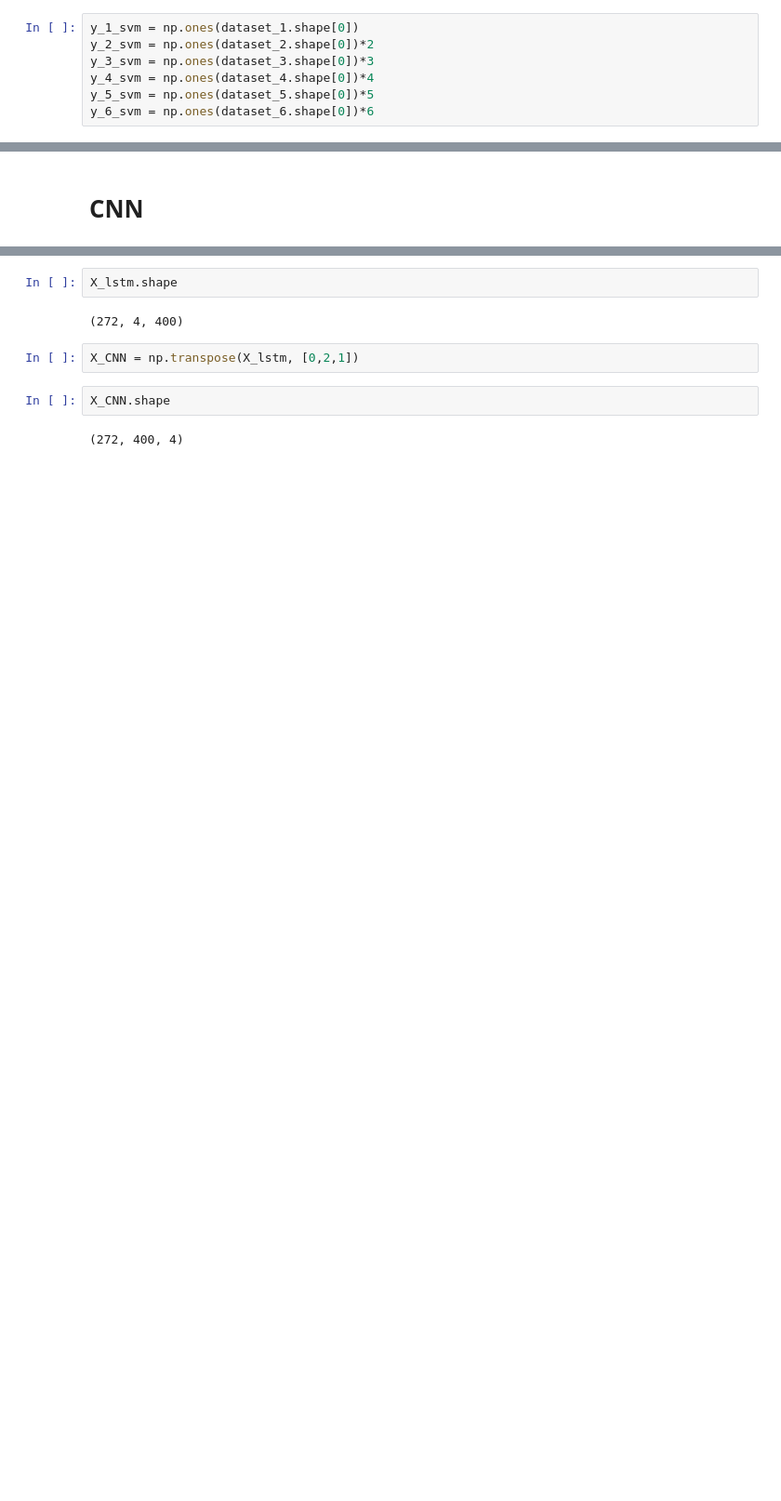
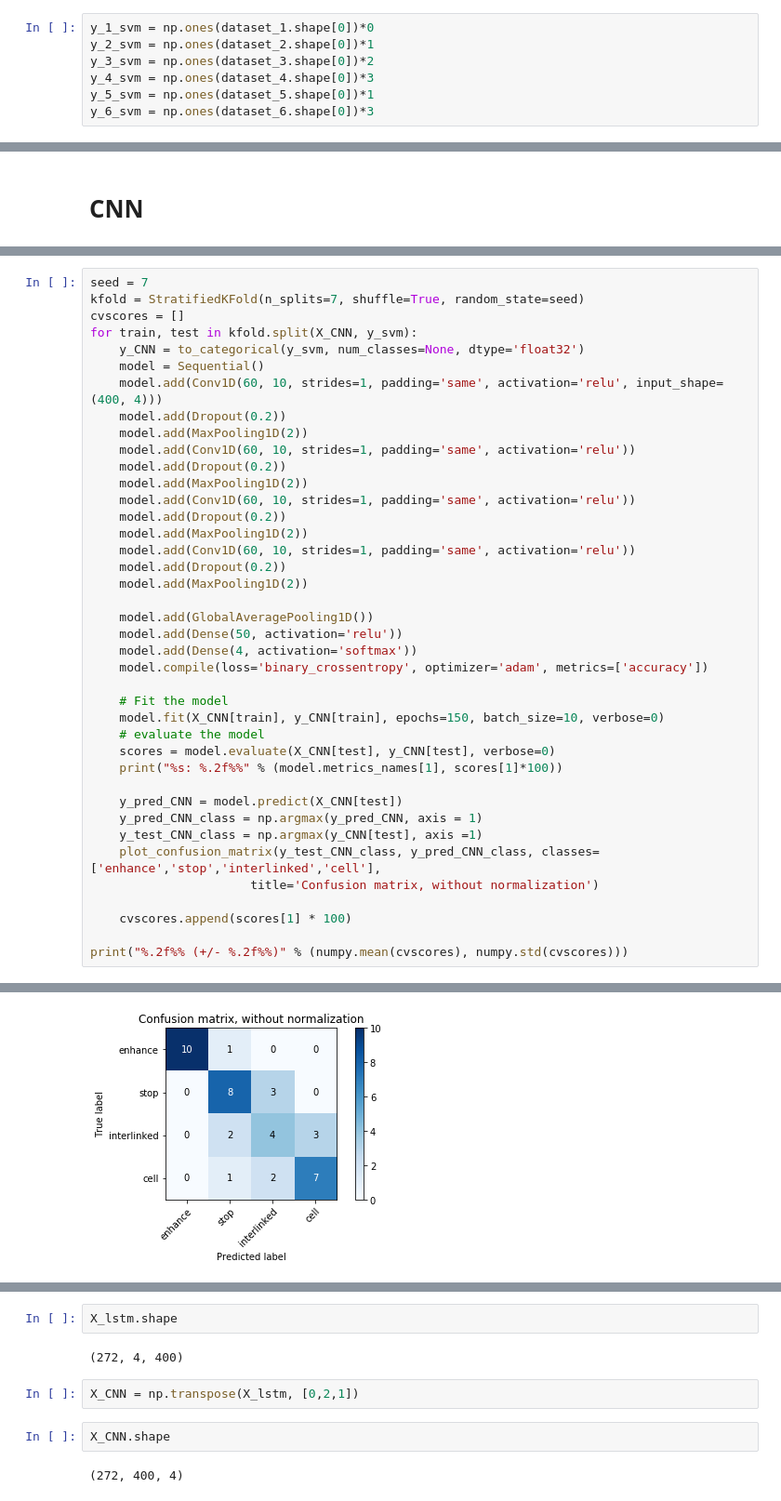
Before and after one commit to Fan1117/python-tutorial, a Jupyter notebook: machine-learning/sub-vocalized-words/Tutorial for sub-vocalized-words.ipynb, the cells around one changed output, grey strips where cells are left out. Shown at 93% size. Drawn from its saved outputs; the diff is of its cells as text; blank space fills up the shorter version.

```diff
--- a/machine-learning/sub-vocalized-words/Tutorial for sub-vocalized-words.ipynb
+++ b/machine-learning/sub-vocalized-words/Tutorial for sub-vocalized-words.ipynb
@@ -293,12 +293,12 @@ y_5 = np.tile(y_5, (dataset_5.shape[0],1))
 y_6 = np.array([0,0,0,1])
 y_6 = np.tile(y_6, (dataset_6.shape[0],1))
 # %%
-y_1_svm = np.ones(dataset_1.shape[0])
-y_2_svm = np.ones(dataset_2.shape[0])*2
-y_3_svm = np.ones(dataset_3.shape[0])*3
-y_4_svm = np.ones(dataset_4.shape[0])*4
-y_5_svm = np.ones(dataset_5.shape[0])*5
-y_6_svm = np.ones(dataset_6.shape[0])*6
+y_1_svm = np.ones(dataset_1.shape[0])*0
+y_2_svm = np.ones(dataset_2.shape[0])*1
+y_3_svm = np.ones(dataset_3.shape[0])*2
+y_4_svm = np.ones(dataset_4.shape[0])*3
+y_5_svm = np.ones(dataset_5.shape[0])*1
+y_6_svm = np.ones(dataset_6.shape[0])*3
 # %%
 y_svm = np.concatenate((y_1_svm, y_2_svm, y_3_svm, y_4_svm, y_5_svm, y_6_svm))
 # %%
@@ -380,0 +468,41 @@ print(scores)
+# %%
+seed = 7
+kfold = StratifiedKFold(n_splits=7, shuffle=True, random_state=seed)
+cvscores = []
+for train, test in kfold.split(X_CNN, y_svm):
+    y_CNN = to_categorical(y_svm, num_classes=None, dtype='float32')
+    model = Sequential()
+    model.add(Conv1D(60, 10, strides=1, padding='same', activation='relu', input_shape=(400, 4)))
+    model.add(Dropout(0.2))
+    model.add(MaxPooling1D(2))
+    model.add(Conv1D(60, 10, strides=1, padding='same', activation='relu'))
+    model.add(Dropout(0.2))
+    model.add(MaxPooling1D(2))
+    model.add(Conv1D(60, 10, strides=1, padding='same', activation='relu'))
+    model.add(Dropout(0.2))
+    model.add(MaxPooling1D(2))
+    model.add(Conv1D(60, 10, strides=1, padding='same', activation='relu'))
+    model.add(Dropout(0.2))
+    model.add(MaxPooling1D(2))
+
+    model.add(GlobalAveragePooling1D())
+    model.add(Dense(50, activation='relu'))
+    model.add(Dense(4, activation='softmax'))
+    model.compile(loss='binary_crossentropy', optimizer='adam', metrics=['accuracy'])
+
+    # Fit the model
+    model.fit(X_CNN[train], y_CNN[train], epochs=150, batch_size=10, verbose=0)
+    # evaluate the model
+    scores = model.evaluate(X_CNN[test], y_CNN[test], verbose=0)
+    print("%s: %.2f%%" % (model.metrics_names[1], scores[1]*100))
+
+    y_pred_CNN = model.predict(X_CNN[test])
+    y_pred_CNN_class = np.argmax(y_pred_CNN, axis = 1)
+    y_test_CNN_class = np.argmax(y_CNN[test], axis =1)
+    plot_confusion_matrix(y_test_CNN_class, y_pred_CNN_class, classes=['enhance','stop','interlinked','cell'],
+                      title='Confusion matrix, without normalization')
+
+    cvscores.append(scores[1] * 100)
+
+print("%.2f%% (+/- %.2f%%)" % (numpy.mean(cvscores), numpy.std(cvscores)))
+# %% [output]
@@ -380,0 +527 @@ print(scores)
+[figure, added]
```
Also changed, not shown: parts of 16 cells of this notebook, 10 other files.
